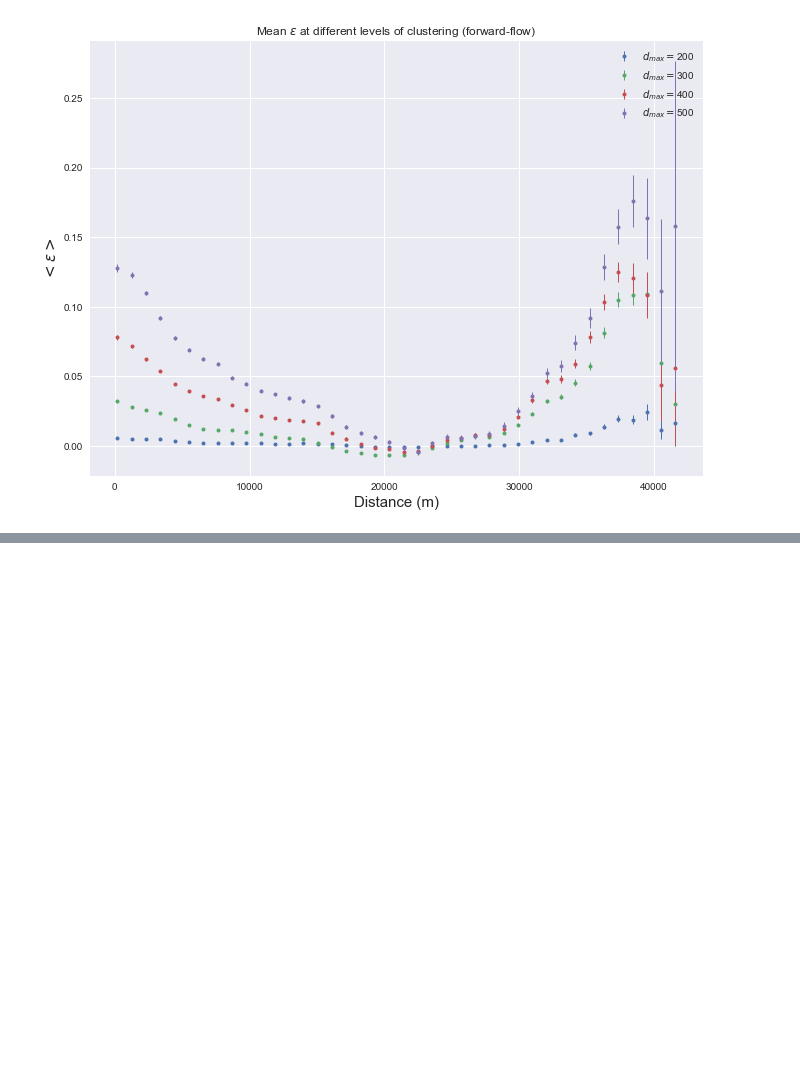
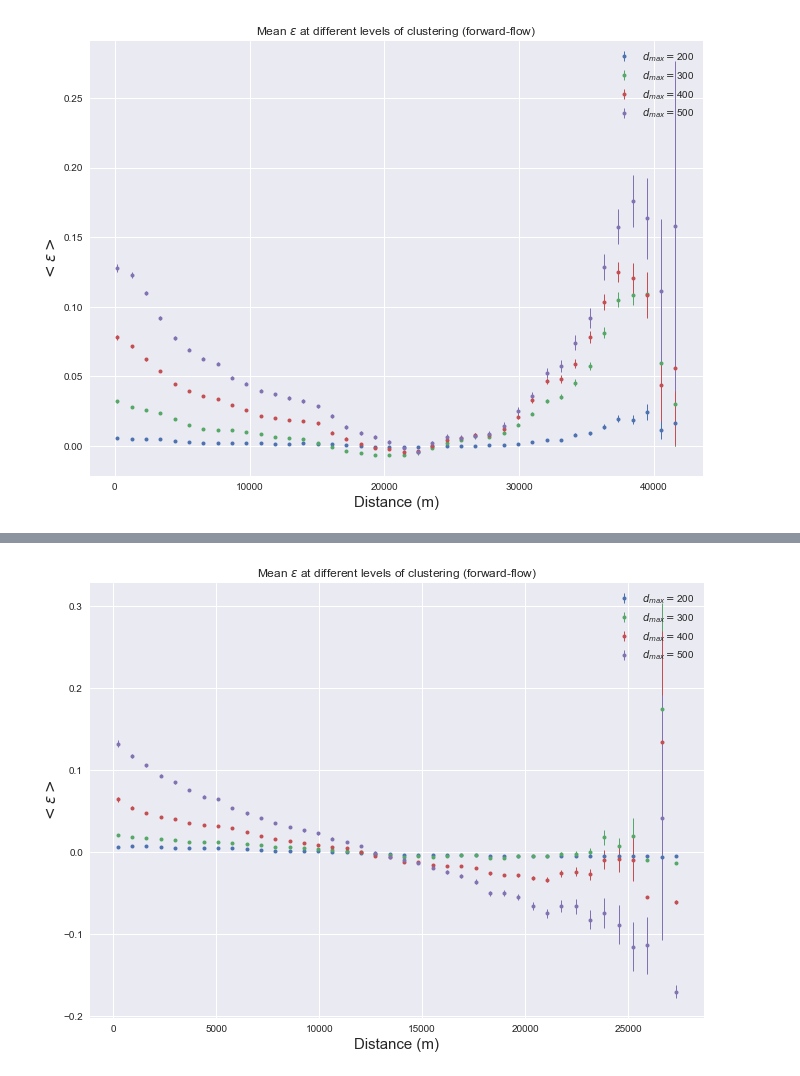
Before and after one commit to jbremz/human_mob, a Jupyter notebook: Notebooks/Ilaria's Log/Week 15.ipynb, the cells around one changed output, grey strips where cells are left out. Saved outputs shown, nothing was run; the diff lists cells and outputs as text; code cells hidden in the pictures; blank space fills up the shorter version.

```diff
--- a/Notebooks/Ilaria's Log/Week 15.ipynb
+++ b/Notebooks/Ilaria's Log/Week 15.ipynb
@@ -114,0 +149,12 @@ plt.show()
+# %%
+df = master_df
+man_df = df[(df['Easting'] < 395108) & (df['Easting'] > 373295)][(df['Northing'] < 407242) & (df['Northing'] > 389212)]
+d_maxs_man = [200, 300, 400, 500]
+h_man = pop_hier(man_df, d_maxs_man)
+gamma_0 = 2.
+# %%
+gammas_man = [gamma_0]
+epsilons_man = []
+for i in range(1, len(d_maxs_man)+1):
+    gammas_man.append(gamma_opt.optimise_eps(h_man, i, gamma_0).x)
+    epsilons_man.append(h_man.epsilon_to_opt(i, gamma_0, gammas_man[i]))
@@ -114,0 +183,6 @@ plt.show()
+# %%
+DMList = [h_man.DM_level(1), h_man.DM_level(2), h_man.DM_level(3), h_man.DM_level(4)]
+eps_distance_hier(epsilons_man, DMList, d_maxs_man, 40)
+plt.show()
+# %% [output]
+[figure, added]
```
Also changed, not shown: parts of 32 cells of this notebook.
